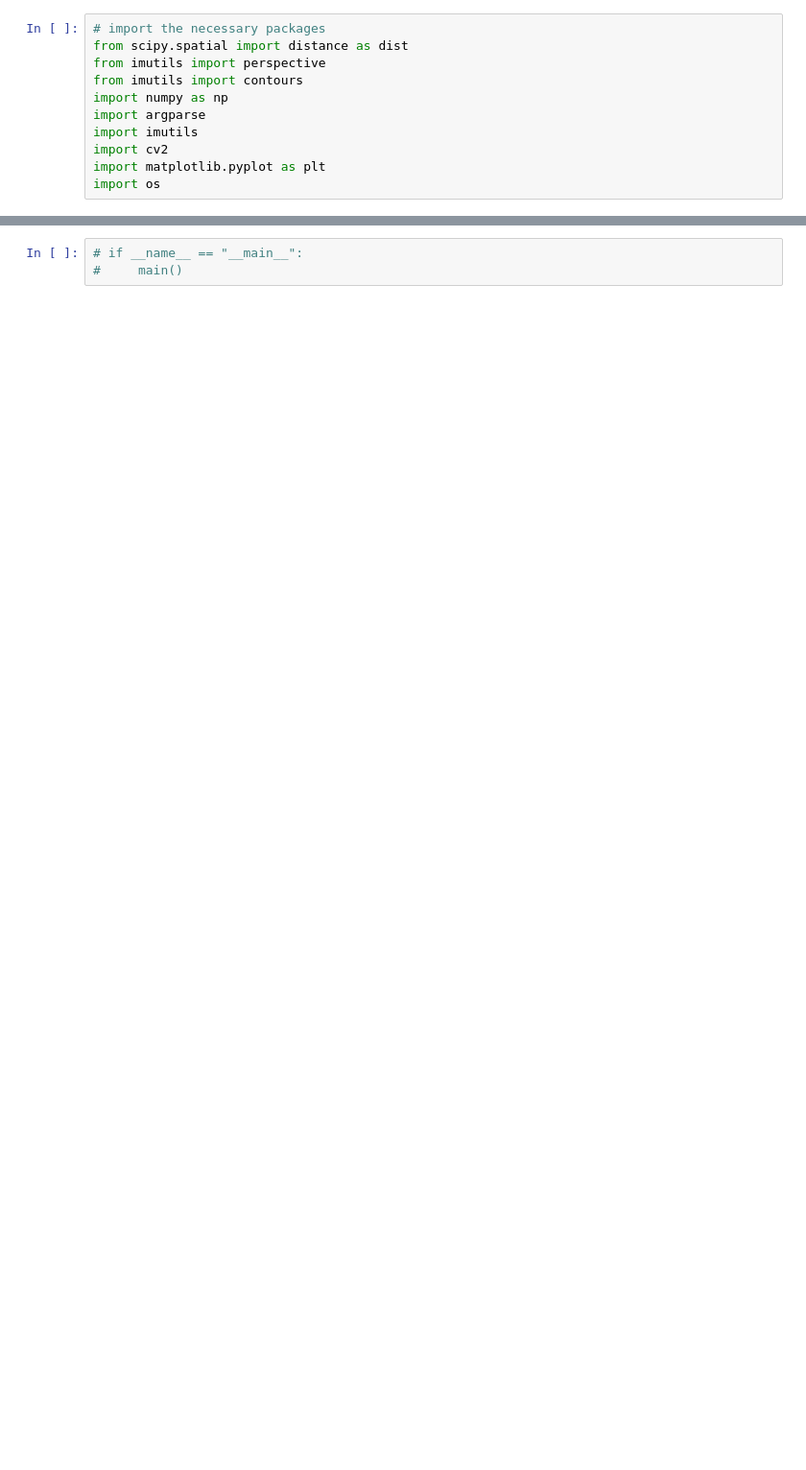
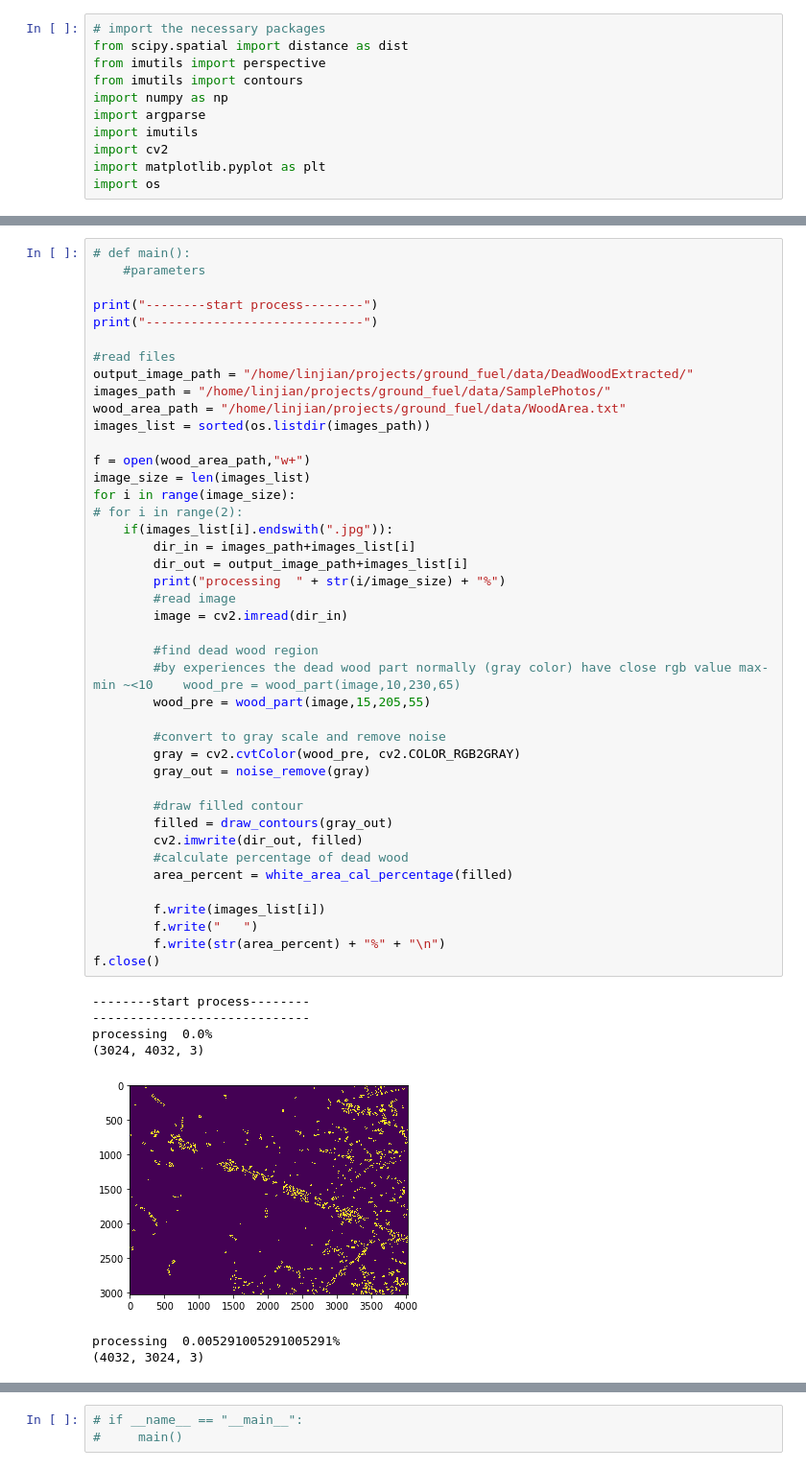
Before and after one commit to linjianxiang/Ground_fuel, a Jupyter notebook: dead_wood_rm_white.ipynb, the cells around one changed output, grey strips where cells are left out. Shown: that part at 96% size. Cells and saved outputs as stored; diff of their text form; blank space fills up the shorter version.

Commit message:
minor parameter change may needed, good to run deadwood

```diff
--- a/dead_wood_rm_white.ipynb
+++ b/dead_wood_rm_white.ipynb
@@ -172,3 +172,53 @@ def white_area_cal_percentage(gray_image):
     white_area = gray_image.sum()/255
     dx,dy = gray_image.shape
     return white_area/(dx*dy)*100
+# %%
+# def main():
+    #parameters
+
+print("--------start process--------")
+print("-----------------------------")
+
+#read files
+output_image_path = "/home/linjian/projects/ground_fuel/data/DeadWoodExtracted/"
+images_path = "/home/linjian/projects/ground_fuel/data/SamplePhotos/"
+wood_area_path = "/home/linjian/projects/ground_fuel/data/WoodArea.txt"
+images_list = sorted(os.listdir(images_path))
+
+f = open(wood_area_path,"w+")
+image_size = len(images_list)
+for i in range(image_size):
+# for i in range(2):
+    if(images_list[i].endswith(".jpg")):
+        dir_in = images_path+images_list[i]
+        dir_out = output_image_path+images_list[i]
+        print("processing  " + str(i/image_size) + "%")
+        #read image
+        image = cv2.imread(dir_in)
+
+        #find dead wood region
+        #by experiences the dead wood part normally (gray color) have close rgb value max-min ~<10    wood_pre = wood_part(image,10,230,65)
+        wood_pre = wood_part(image,15,205,55)
+
+        #convert to gray scale and remove noise
+        gray = cv2.cvtColor(wood_pre, cv2.COLOR_RGB2GRAY)
+        gray_out = noise_remove(gray)
+
+        #draw filled contour
+        filled = draw_contours(gray_out)
+        cv2.imwrite(dir_out, filled)
+        #calculate percentage of dead wood
+        area_percent = white_area_cal_percentage(filled)
+
+        f.write(images_list[i])
+        f.write("   ")
+        f.write(str(area_percent) + "%" + "\n")
+f.close()
+# %% [output]
+--------start process--------
+-----------------------------
+processing  0.0%
+(3024, 4032, 3)
+[figure, added]
+processing  0.005291005291005291%
+(4032, 3024, 3)
```
Also changed, not shown: parts of 5 cells of this notebook, 1 other file.
